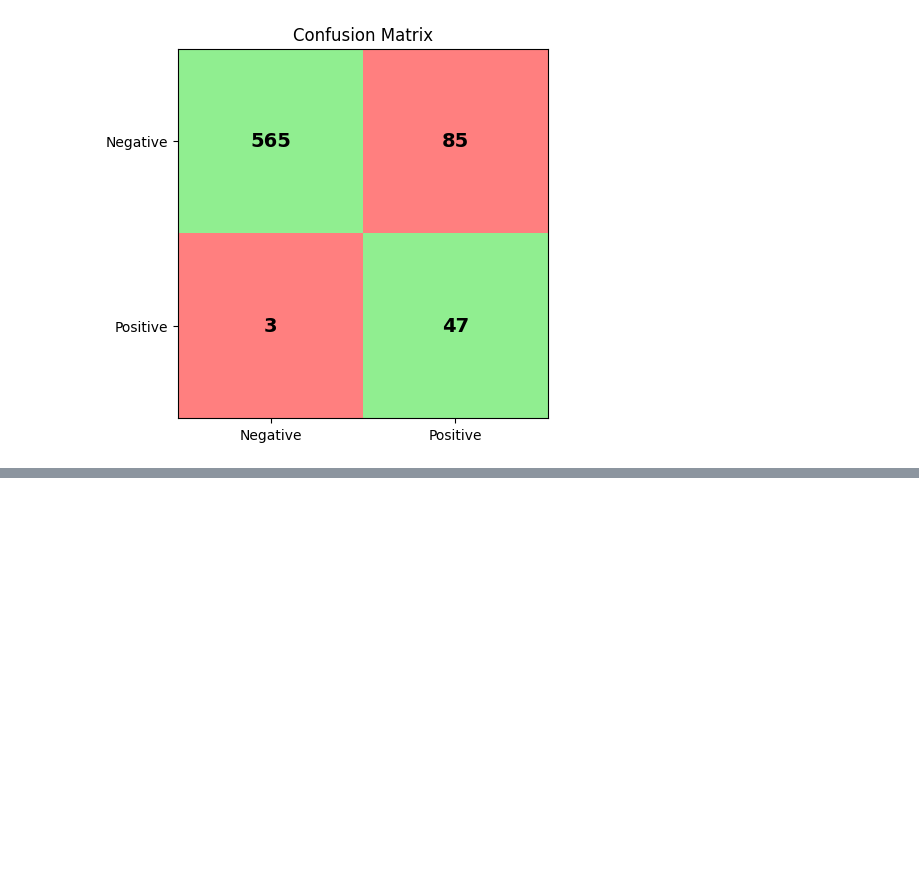
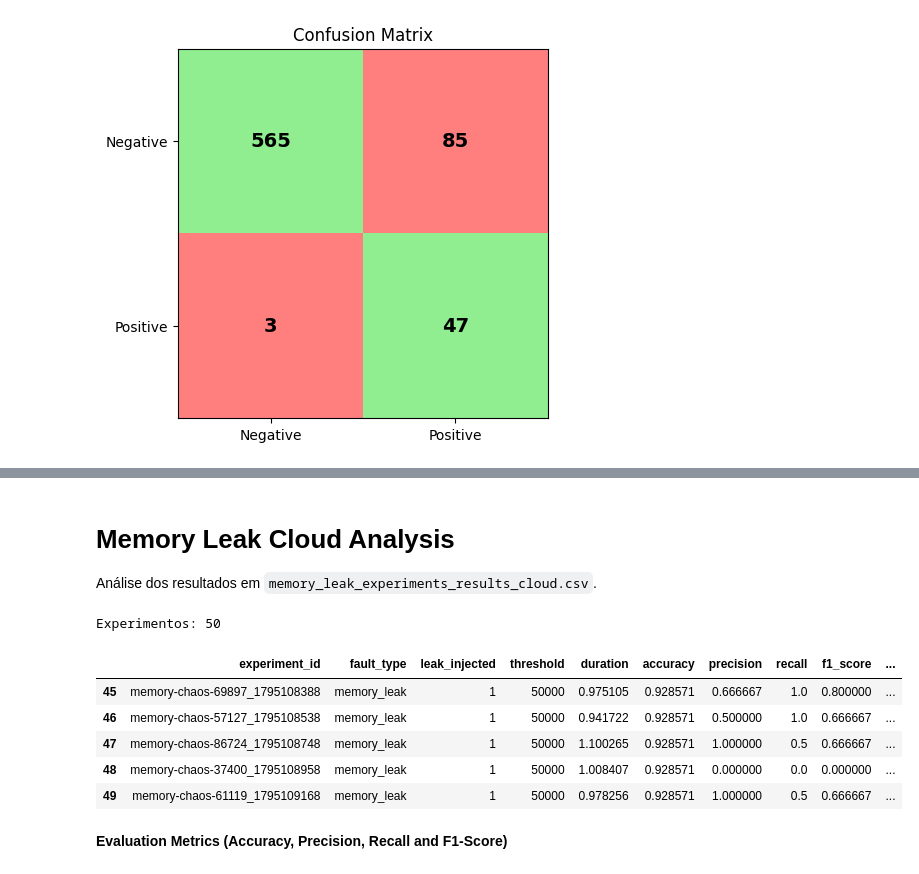
Before and after one commit to Matheusrdmota/fault-detection-mechanism, a Jupyter notebook: results/fault_detector_analysis.ipynb, the cells around one changed output, grey strips where cells are left out. Cells and saved outputs as stored; diff of their text form; code cells hidden in the pictures; blank space fills up the shorter version.

```diff
--- a/results/fault_detector_analysis.ipynb
+++ b/results/fault_detector_analysis.ipynb
@@ -583,0 +676,22 @@ plt.show()
+# %% [markdown]
+# **Memory Leak Cloud Analysis**
+
+Análise dos resultados em `memory_leak_experiments_results_cloud.csv`.
+# %%
+import pandas as pd
+memory_leak_cloud_df = pd.read_csv('memory_leak_experiments_results_cloud.csv')
+memory_leak_cloud_df['leak_injected'] = (
+    memory_leak_cloud_df['leak_injected'].astype(str).str.lower().map({'true': 1, 'false': 0})
+)
+print(f'Experimentos: {len(memory_leak_cloud_df)}')
+display(memory_leak_cloud_df.tail())
+# %% [output]
+Experimentos: 50
+|  | experiment_id | fault_type | leak_injected | threshold | duration | accuracy | precision | recall | f1_score | ... |
+| 45 | memory-chaos-69897_1795108388 | memory_leak | 1 | 50000 | 0.975105 | 0.928571 | 0.666667 | 1.0 | 0.800000 | ... |
+| 46 | memory-chaos-57127_1795108538 | memory_leak | 1 | 50000 | 0.941722 | 0.928571 | 0.500000 | 1.0 | 0.666667 | ... |
+| 47 | memory-chaos-86724_1795108748 | memory_leak | 1 | 50000 | 1.100265 | 0.928571 | 1.000000 | 0.5 | 0.666667 | ... |
+| 48 | memory-chaos-37400_1795108958 | memory_leak | 1 | 50000 | 1.008407 | 0.928571 | 0.000000 | 0.0 | 0.000000 | ... |
+| 49 | memory-chaos-61119_1795109168 | memory_leak | 1 | 50000 | 0.978256 | 0.928571 | 1.000000 | 0.5 | 0.666667 | ... |
+# %% [markdown]
+**Evaluation Metrics (Accuracy, Precision, Recall and F1-Score)**
```
Also changed, not shown: parts of 49 cells of this notebook, 6 other files.
